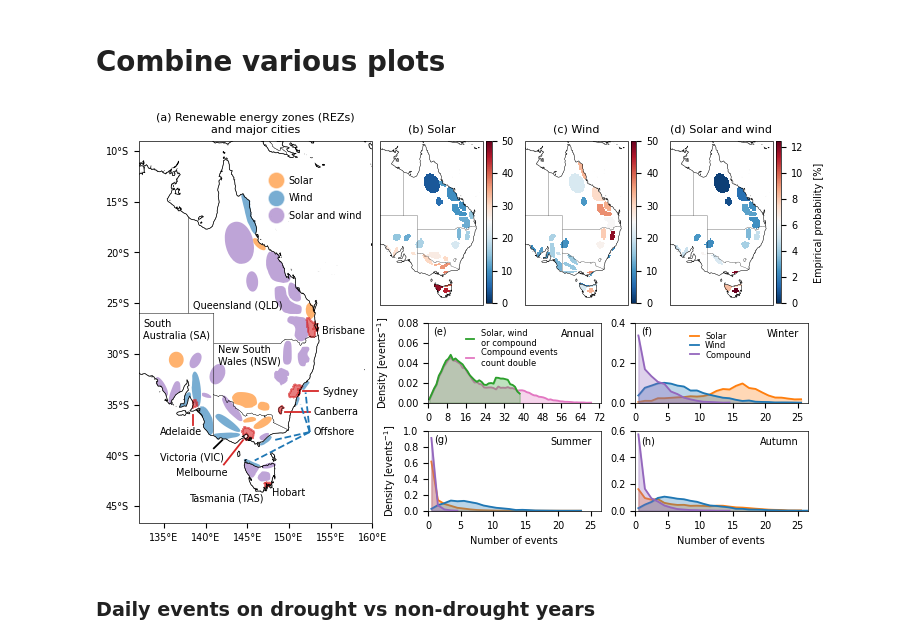
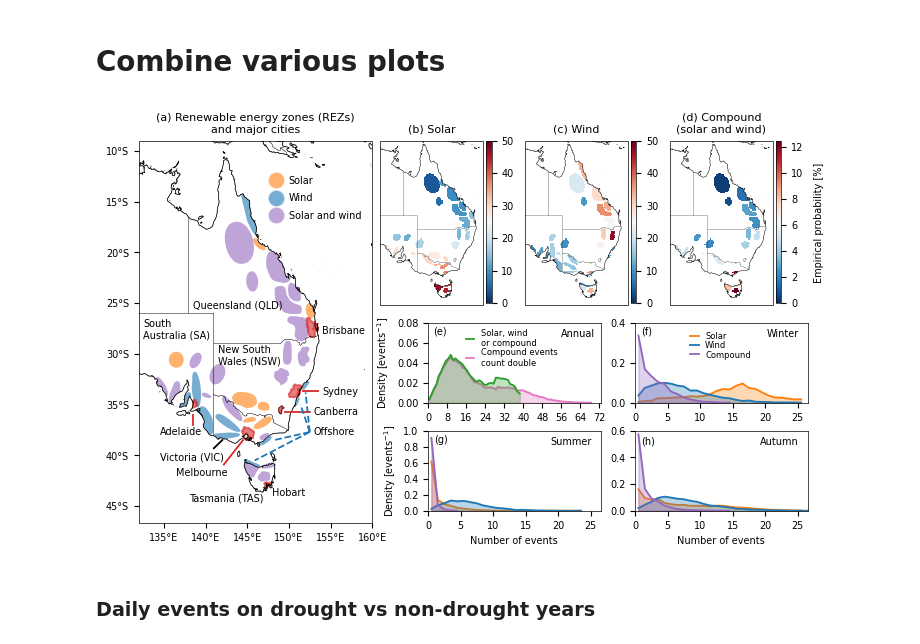
Before and after one commit to dougrichardson/Richardson_2023_energy, a Jupyter notebook: 1_energy_events.ipynb, the cells around one changed output. Cells and saved outputs as stored; diff of their text form; code cells hidden in the pictures.

```diff
--- a/1_energy_events.ipynb
+++ b/1_energy_events.ipynb
@@ -792,7 +792,7 @@ with plt.rc_context(plt_params):
 
     gs4 = fig.add_gridspec(nrows=1, ncols=1, left=0.8, right=0.95, bottom=0.5, top=1)
     ax4 = plt.subplot(gs4[0], projection=ccrs.PlateCarree())
-    plot_freq(ax4, freq_100w_mssrd, '(d) Solar and wind', mask=rez_mask, region_codes=[3, 7])
+    plot_freq(ax4, freq_100w_mssrd, '(d) Compound\n(solar and wind)', mask=rez_mask, region_codes=[3, 7])
 
     ax4.text(1.4, 0.5, 'Empirical probability [%]', rotation=90, fontsize=plt_params['font.size'],
              transform=ax4.transAxes, va='center', ha='left')
@@ -831,34 +831,34 @@ with plt.rc_context(plt_params):
 
     for (gs, ax, months, title) in zip(gs_list, axes, plot_seasons.values(), plot_seasons.keys()):
 
         p1 = hist_plot(ax, simul_mssrd, months, colors[1], 'Solar')
         p2 = hist_plot(ax, simul_100w, months, colors[0], 'Wind')
         p3 = hist_plot(ax, simul_100w_mssrd, months, colors[4], 'Compound')
 
         ymax = np.max([p1.max(), p2.max(), p3.max()])
         ax.set_ylim(0, fn.round_decimals_up(ymax, 1))
         ax.text(0.95, 0.8, title, transform=ax.transAxes, ha='right', va='bottom')
 
         ax.set_xlim(0, 26.5)
         ax.set_xticks(np.arange(0, 27, 5))
         # ax.set_xticklabels(np.arange(0, 27, 5))
 
     handles, labels = axes[0].get_legend_handles_labels()
     axes[0].legend(handles, labels, loc=(0.3, 0.5), frameon=False)
 
     for ax in [axes[i] for i in [1]]:
         ax.set_ylabel(r'Density [events$^{-1}$]')
     for ax in [axes[i] for i in [1, 2]]:
         ax.set_xlabel('Number of events')
 
     ax5.text(2, 0.068, '(e)')
     axes[0].text(1, 0.34, '(f)')
     axes[1].text(1, 0.85, '(g)')
     axes[2].text(1, 0.5, '(h)')
 
     plt.savefig('./figures/Fig1_statistics.pdf', format='pdf', dpi=400, bbox_inches='tight')
 # %% [output]
-[figure, old version]
+[figure, new version]
 # %% [markdown]
 ### Daily events on drought vs non-drought years
 # %%
```
Also changed, not shown: 4 other files.
